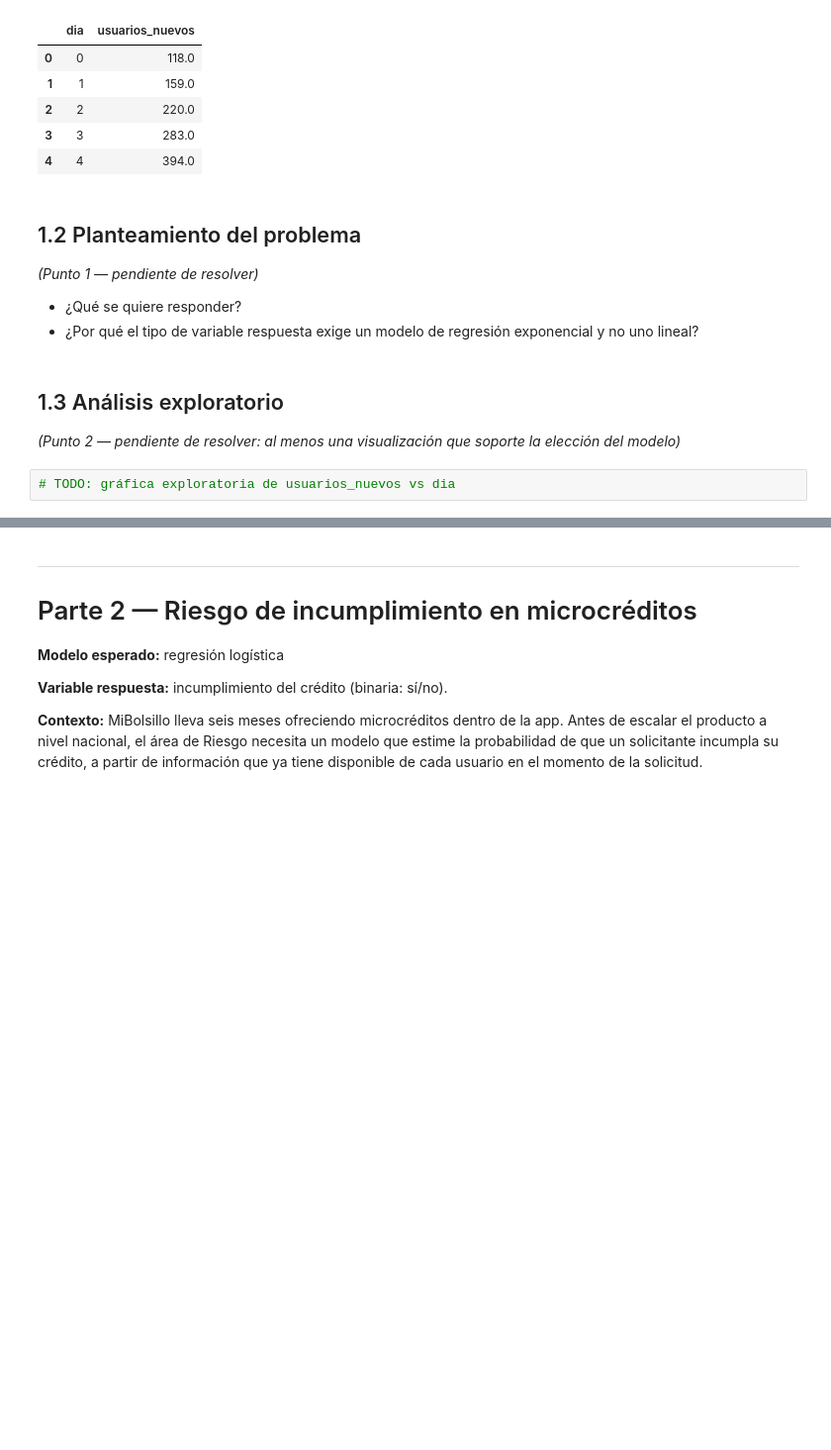
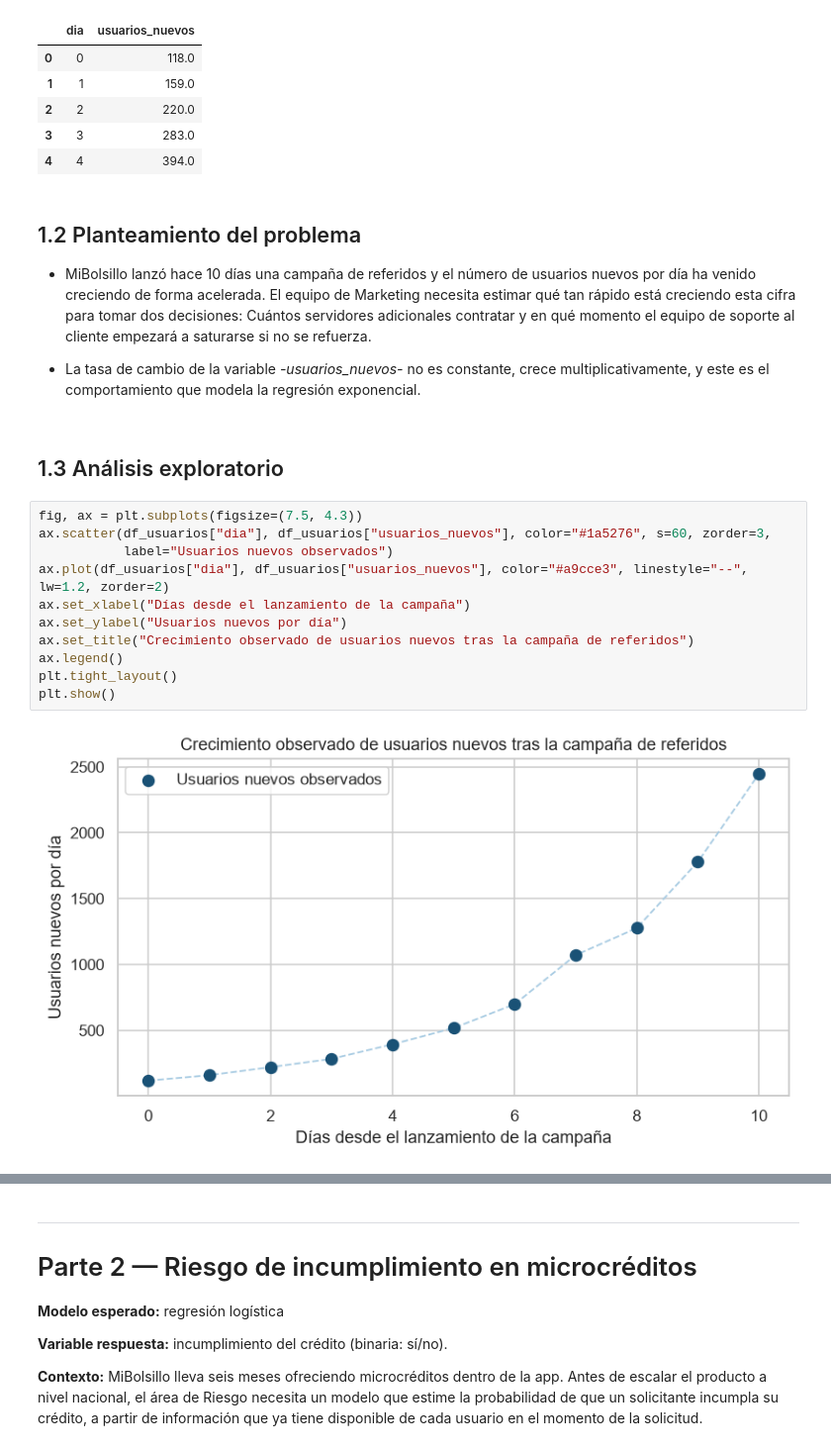
Before and after one commit to APES-M-JeissonS-JuanB/Sesion_6_Otros_Modelos_De_Regresion, a Jupyter notebook: Sanchez_Jeisson_y_Bogota_Juan_CasoEstudio_sesion6.ipynb, the cells around one changed output, grey strips where cells are left out. Shown at 99% size. Saved outputs shown, nothing was run; the diff lists cells and outputs as text; blank space fills up the shorter version.

```diff
--- a/Sanchez_Jeisson_y_Bogota_Juan_CasoEstudio_sesion6.ipynb
+++ b/Sanchez_Jeisson_y_Bogota_Juan_CasoEstudio_sesion6.ipynb
@@ -112,15 +90,23 @@ df_usuarios.head()
 # %% [markdown]
 ## 1.2 Planteamiento del problema
 
-*(Punto 1 — pendiente de resolver)*
+- MiBolsillo lanzó hace 10 días una campaña de referidos y el número de usuarios nuevos por día ha venido creciendo de forma acelerada. El equipo de Marketing necesita estimar qué tan rápido está creciendo esta cifra para tomar dos decisiones: Cuántos servidores adicionales contratar y en qué momento el equipo de soporte al cliente empezará a saturarse si no se refuerza.
 
-- ¿Qué se quiere responder?
-- ¿Por qué el tipo de variable respuesta exige un modelo de regresión exponencial y no uno lineal?
+- La tasa de cambio de la variable *-usuarios_nuevos-* no es constante, crece multiplicativamente, y este es el comportamiento que modela la regresión exponencial.
 # %% [markdown]
 ## 1.3 Análisis exploratorio
-
-*(Punto 2 — pendiente de resolver: al menos una visualización que soporte la elección del modelo)*
 # %%
-# TODO: gráfica exploratoria de usuarios_nuevos vs dia
+fig, ax = plt.subplots(figsize=(7.5, 4.3))
+ax.scatter(df_usuarios["dia"], df_usuarios["usuarios_nuevos"], color="#1a5276", s=60, zorder=3,
+           label="Usuarios nuevos observados")
+ax.plot(df_usuarios["dia"], df_usuarios["usuarios_nuevos"], color="#a9cce3", linestyle="--", lw=1.2, zorder=2)
+ax.set_xlabel("Días desde el lanzamiento de la campaña")
+ax.set_ylabel("Usuarios nuevos por día")
+ax.set_title("Crecimiento observado de usuarios nuevos tras la campaña de referidos")
+ax.legend()
+plt.tight_layout()
+plt.show()
+# %% [output]
+[figure, added]
 # %% [markdown]
 ## 1.4 Ajuste del modelo
```
Also changed, not shown: parts of 33 cells of this notebook.
